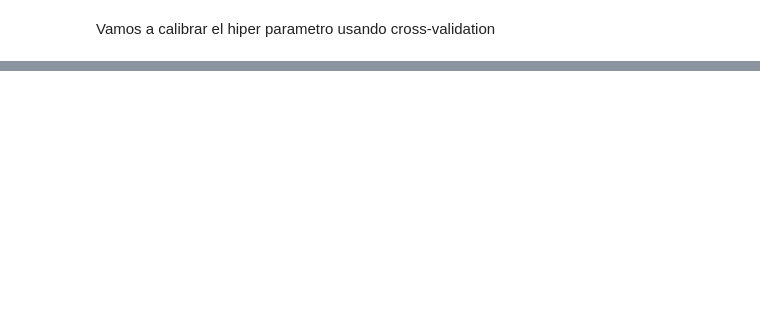
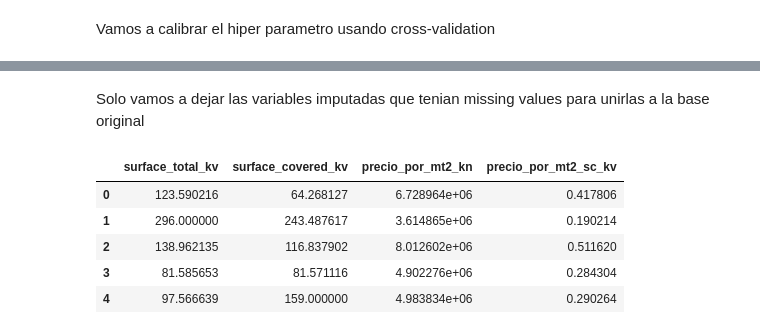
Before and after one commit to jbermudezc01/Problem_set2_BDML, a Jupyter notebook: scripts/k_vecinos.ipynb, the cells around one changed output, grey strips where cells are left out. Drawn from its saved outputs; the diff is of its cells as text; code cells hidden in the pictures; blank space fills up the shorter version.

```diff
--- a/scripts/k_vecinos.ipynb
+++ b/scripts/k_vecinos.ipynb
@@ -92,0 +150,21 @@ knn_casas_grid.best_score_
+# %% [markdown]
+Solo vamos a dejar las variables imputadas que tenian missing values para unirlas a la base original
+# %%
+columnas_para_unir = ['surface_total', 'surface_covered', 'precio_por_mt2', 'precio_por_mt2_sc']
+
+data = data[columnas_para_unir]
+renombrar_columnas = {
+    'surface_total': 'surface_total_kv',
+    'surface_covered': 'surface_covered_kv',
+    'precio_por_mt2': 'precio_por_mt2_kn',
+    'precio_por_mt2_sc': 'precio_por_mt2_sc_kv',
+}
+data = data.rename(columns = renombrar_columnas)
+data.head()
+# %% [output]
+|  | surface_total_kv | surface_covered_kv | precio_por_mt2_kn | precio_por_mt2_sc_kv |
+| 0 | 123.590216 | 64.268127 | 6.728964e+06 | 0.417806 |
+| 1 | 296.000000 | 243.487617 | 3.614865e+06 | 0.190214 |
+| 2 | 138.962135 | 116.837902 | 8.012602e+06 | 0.511620 |
+| 3 | 81.585653 | 81.571116 | 4.902276e+06 | 0.284304 |
+| 4 | 97.566639 | 159.000000 | 4.983834e+06 | 0.290264 |
```
Also changed, not shown: parts of 23 cells of this notebook.
